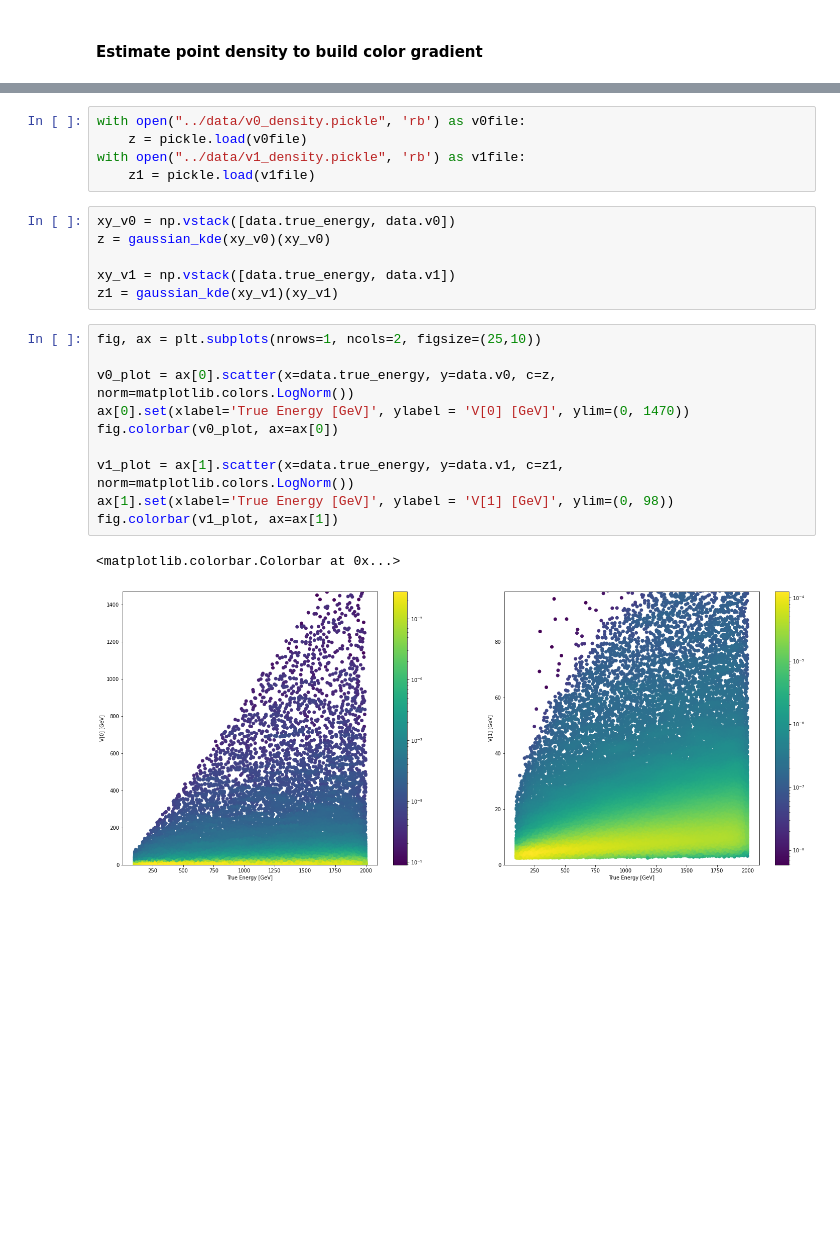
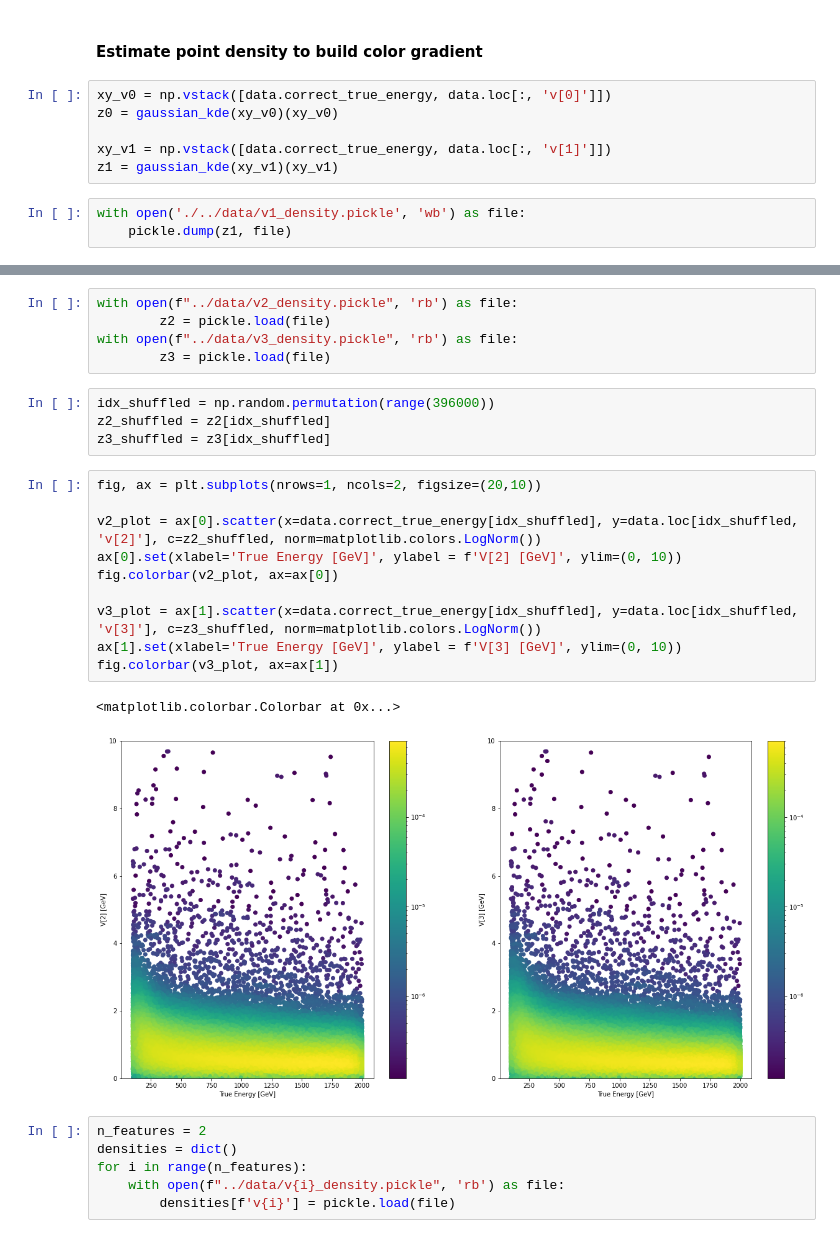
Before and after one commit to lucamasserano/muonEnergy-lfi, a Jupyter notebook: plotting/features.ipynb, the cells around one changed output, grey strips where cells are left out. Drawn from its saved outputs; the diff is of its cells as text; blank space fills up the shorter version.

```diff
--- a/plotting/features.ipynb
+++ b/plotting/features.ipynb
@@ -83,2 +262,11 @@ data.describe()
 # %% [markdown]
 #### Estimate point density to build color gradient
+# %%
+xy_v0 = np.vstack([data.correct_true_energy, data.loc[:, 'v[0]']])
+z0 = gaussian_kde(xy_v0)(xy_v0)
+
+xy_v1 = np.vstack([data.correct_true_energy, data.loc[:, 'v[1]']])
+z1 = gaussian_kde(xy_v1)(xy_v1)
+# %%
+with open('./../data/v1_density.pickle', 'wb') as file:
+    pickle.dump(z1, file)
@@ -85,24 +299,28 @@ data.describe()
 # %%
-with open("../data/v0_density.pickle", 'rb') as v0file:
-    z = pickle.load(v0file)
-with open("../data/v1_density.pickle", 'rb') as v1file:
-    z1 = pickle.load(v1file)
+with open(f"../data/v2_density.pickle", 'rb') as file:
+        z2 = pickle.load(file)
+with open(f"../data/v3_density.pickle", 'rb') as file:
+        z3 = pickle.load(file)
-# %%
-xy_v0 = np.vstack([data.true_energy, data.v0])
-z = gaussian_kde(xy_v0)(xy_v0)
-
-xy_v1 = np.vstack([data.true_energy, data.v1])
-z1 = gaussian_kde(xy_v1)(xy_v1)
+# %%
+idx_shuffled = np.random.permutation(range(396000))
+z2_shuffled = z2[idx_shuffled]
+z3_shuffled = z3[idx_shuffled]
 # %%
-fig, ax = plt.subplots(nrows=1, ncols=2, figsize=(25,10))
+fig, ax = plt.subplots(nrows=1, ncols=2, figsize=(20,10))
 
-v0_plot = ax[0].scatter(x=data.true_energy, y=data.v0, c=z, norm=matplotlib.colors.LogNorm())
-ax[0].set(xlabel='True Energy [GeV]', ylabel = 'V[0] [GeV]', ylim=(0, 1470))
-fig.colorbar(v0_plot, ax=ax[0])
+v2_plot = ax[0].scatter(x=data.correct_true_energy[idx_shuffled], y=data.loc[idx_shuffled, 'v[2]'], c=z2_shuffled, norm=matplotlib.colors.LogNorm())
+ax[0].set(xlabel='True Energy [GeV]', ylabel = f'V[2] [GeV]', ylim=(0, 10))
+fig.colorbar(v2_plot, ax=ax[0])
 
-v1_plot = ax[1].scatter(x=data.true_energy, y=data.v1, c=z1, norm=matplotlib.colors.LogNorm())
-ax[1].set(xlabel='True Energy [GeV]', ylabel = 'V[1] [GeV]', ylim=(0, 98))
-fig.colorbar(v1_plot, ax=ax[1])
+v3_plot = ax[1].scatter(x=data.correct_true_energy[idx_shuffled], y=data.loc[idx_shuffled, 'v[3]'], c=z3_shuffled, norm=matplotlib.colors.LogNorm())
+ax[1].set(xlabel='True Energy [GeV]', ylabel = f'V[3] [GeV]', ylim=(0, 10))
+fig.colorbar(v3_plot, ax=ax[1])
 # %% [output]
 <matplotlib.colorbar.Colorbar at 0x...>
-[figure, old version]
+[figure, new version]
+# %%
+n_features = 2
+densities = dict()
+for i in range(n_features):
+    with open(f"../data/v{i}_density.pickle", 'rb') as file:
+        densities[f'v{i}'] = pickle.load(file)
```
Also changed, not shown: parts of 44 cells of this notebook, 5 other files.
